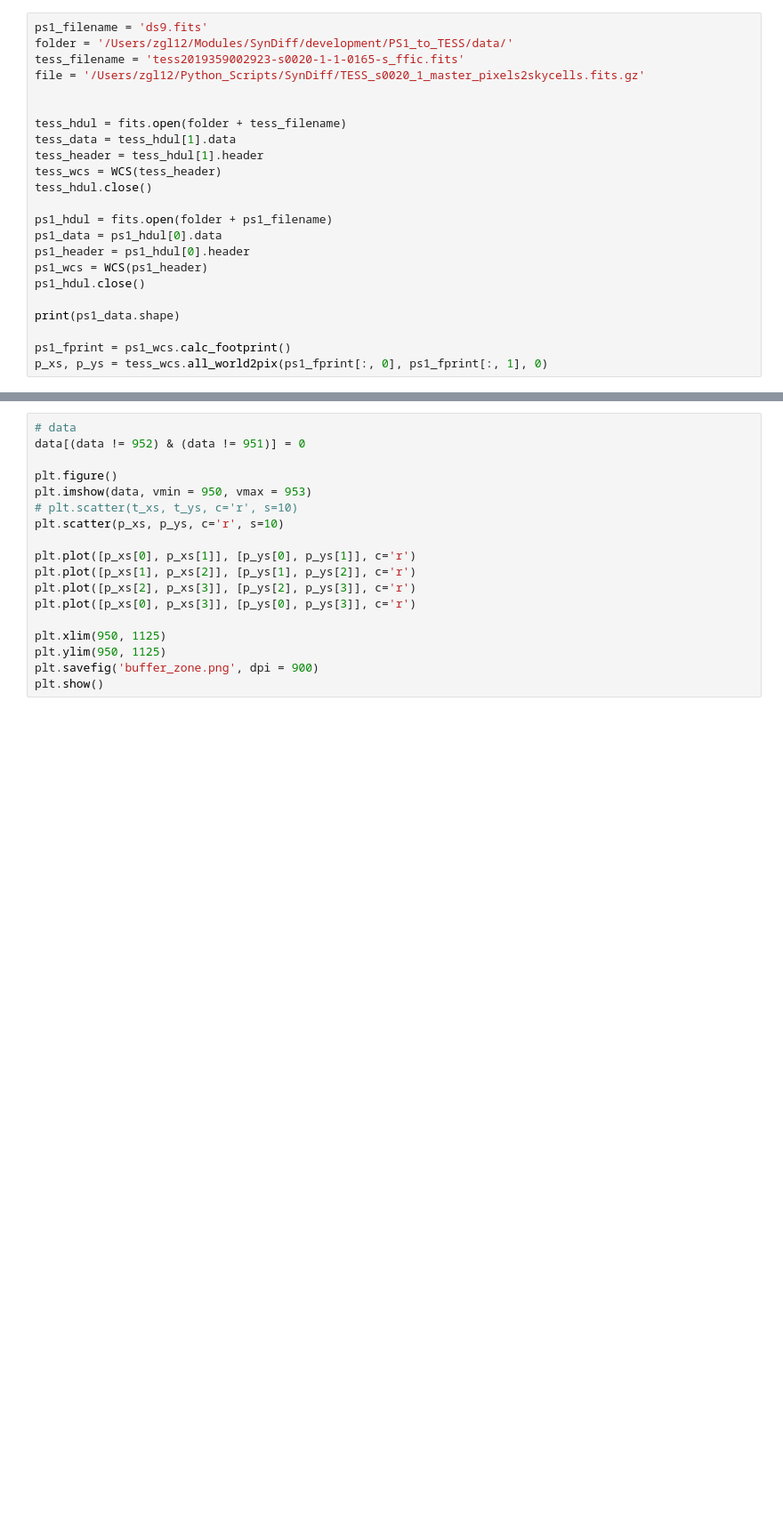
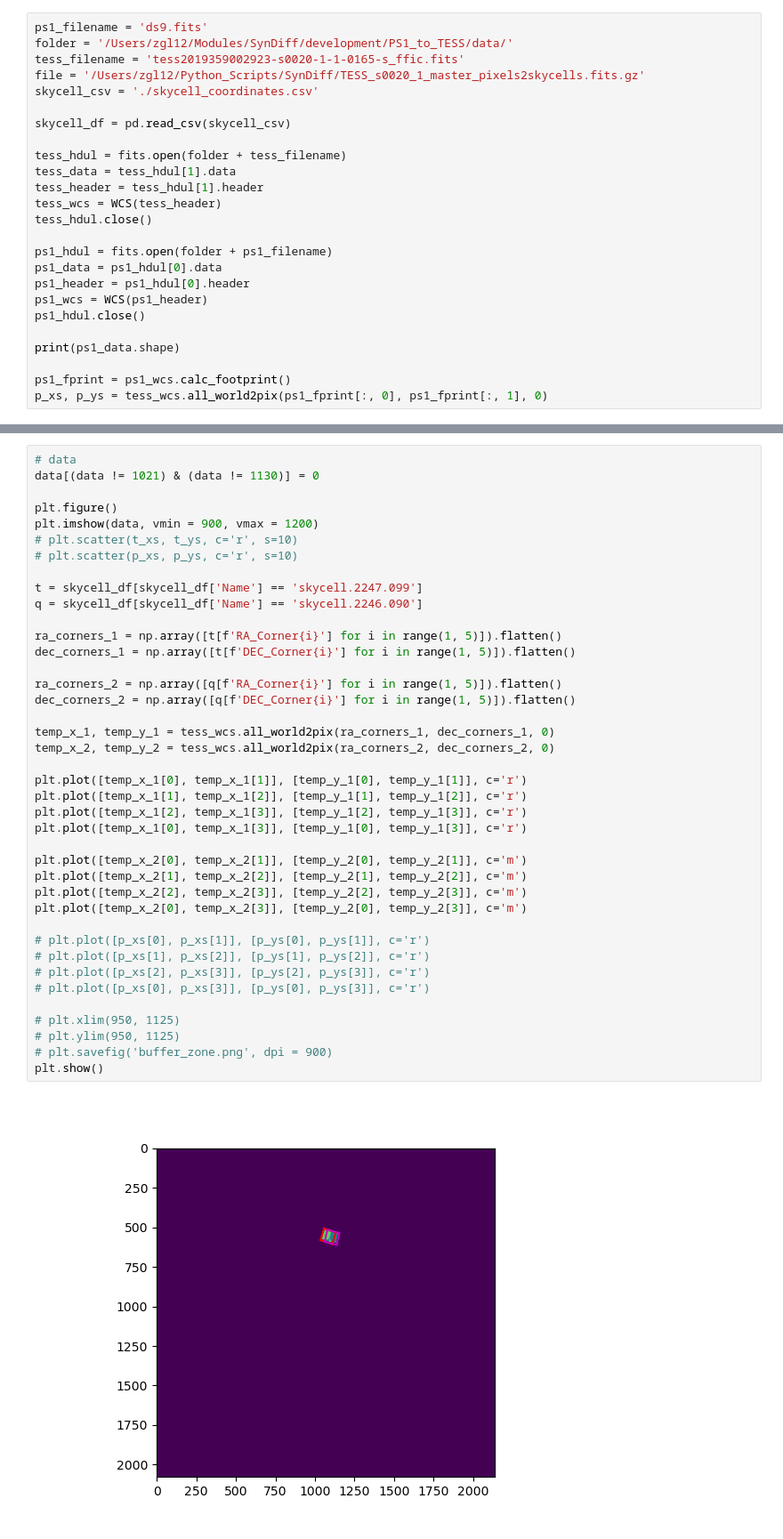
Before and after one commit to CheerfulUser/SynDiff, a Jupyter notebook: development/run_pancakes.ipynb, the cells around one changed output, grey strips where cells are left out. Shown at 89% size. Drawn from its saved outputs; the diff is of its cells as text; blank space fills up the shorter version.

```diff
--- a/development/run_pancakes.ipynb
+++ b/development/run_pancakes.ipynb
@@ -27,7 +23,9 @@ ps1_filename = 'ds9.fits'
 folder = '/Users/zgl12/Modules/SynDiff/development/PS1_to_TESS/data/'
 tess_filename = 'tess2019359002923-s0020-1-1-0165-s_ffic.fits'
 file = '/Users/zgl12/Python_Scripts/SynDiff/TESS_s0020_1_master_pixels2skycells.fits.gz'
+skycell_csv = './skycell_coordinates.csv'
 
+skycell_df = pd.read_csv(skycell_csv)
 
 tess_hdul = fits.open(folder + tess_filename)
 tess_data = tess_hdul[1].data
@@ -72,18 +83,42 @@ plt.show()
-# %%
-# data
-data[(data != 952) & (data != 951)] = 0
-
-plt.figure()
-plt.imshow(data, vmin = 950, vmax = 953)
-# plt.scatter(t_xs, t_ys, c='r', s=10)
-plt.scatter(p_xs, p_ys, c='r', s=10)
-
-plt.plot([p_xs[0], p_xs[1]], [p_ys[0], p_ys[1]], c='r')
-plt.plot([p_xs[1], p_xs[2]], [p_ys[1], p_ys[2]], c='r')
-plt.plot([p_xs[2], p_xs[3]], [p_ys[2], p_ys[3]], c='r')
-plt.plot([p_xs[0], p_xs[3]], [p_ys[0], p_ys[3]], c='r')
-
-plt.xlim(950, 1125)
-plt.ylim(950, 1125)
-plt.savefig('buffer_zone.png', dpi = 900)
-plt.show()
+# %%
+# data
+data[(data != 1021) & (data != 1130)] = 0
+
+plt.figure()
+plt.imshow(data, vmin = 900, vmax = 1200)
+# plt.scatter(t_xs, t_ys, c='r', s=10)
+# plt.scatter(p_xs, p_ys, c='r', s=10)
+
+t = skycell_df[skycell_df['Name'] == 'skycell.2247.099']
+q = skycell_df[skycell_df['Name'] == 'skycell.2246.090']
+
+ra_corners_1 = np.array([t[f'RA_Corner{i}'] for i in range(1, 5)]).flatten()
+dec_corners_1 = np.array([t[f'DEC_Corner{i}'] for i in range(1, 5)]).flatten()
+
+ra_corners_2 = np.array([q[f'RA_Corner{i}'] for i in range(1, 5)]).flatten()
+dec_corners_2 = np.array([q[f'DEC_Corner{i}'] for i in range(1, 5)]).flatten()
+
+temp_x_1, temp_y_1 = tess_wcs.all_world2pix(ra_corners_1, dec_corners_1, 0)
+temp_x_2, temp_y_2 = tess_wcs.all_world2pix(ra_corners_2, dec_corners_2, 0)
+
+plt.plot([temp_x_1[0], temp_x_1[1]], [temp_y_1[0], temp_y_1[1]], c='r')
+plt.plot([temp_x_1[1], temp_x_1[2]], [temp_y_1[1], temp_y_1[2]], c='r')
+plt.plot([temp_x_1[2], temp_x_1[3]], [temp_y_1[2], temp_y_1[3]], c='r')
+plt.plot([temp_x_1[0], temp_x_1[3]], [temp_y_1[0], temp_y_1[3]], c='r')
+
+plt.plot([temp_x_2[0], temp_x_2[1]], [temp_y_2[0], temp_y_2[1]], c='m')
+plt.plot([temp_x_2[1], temp_x_2[2]], [temp_y_2[1], temp_y_2[2]], c='m')
+plt.plot([temp_x_2[2], temp_x_2[3]], [temp_y_2[2], temp_y_2[3]], c='m')
+plt.plot([temp_x_2[0], temp_x_2[3]], [temp_y_2[0], temp_y_2[3]], c='m')
+
+# plt.plot([p_xs[0], p_xs[1]], [p_ys[0], p_ys[1]], c='r')
+# plt.plot([p_xs[1], p_xs[2]], [p_ys[1], p_ys[2]], c='r')
+# plt.plot([p_xs[2], p_xs[3]], [p_ys[2], p_ys[3]], c='r')
+# plt.plot([p_xs[0], p_xs[3]], [p_ys[0], p_ys[3]], c='r')
+
+# plt.xlim(950, 1125)
+# plt.ylim(950, 1125)
+# plt.savefig('buffer_zone.png', dpi = 900)
+plt.show()
+# %% [output]
+[figure, added]
```
Also changed, not shown: parts of 4 cells of this notebook, 1 other file.
